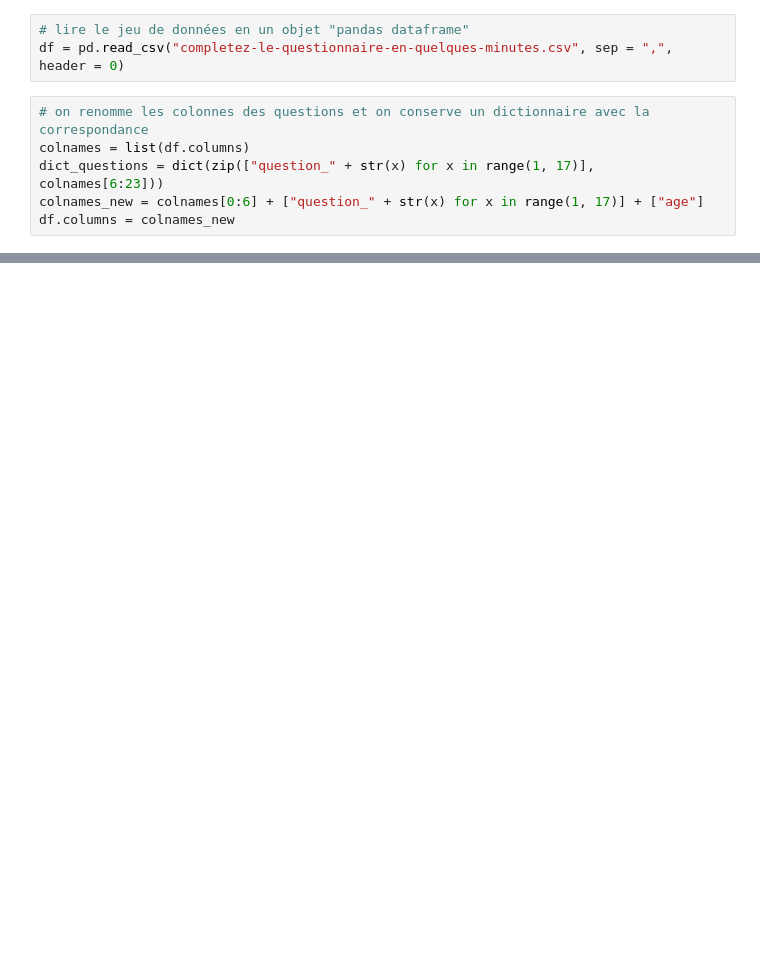
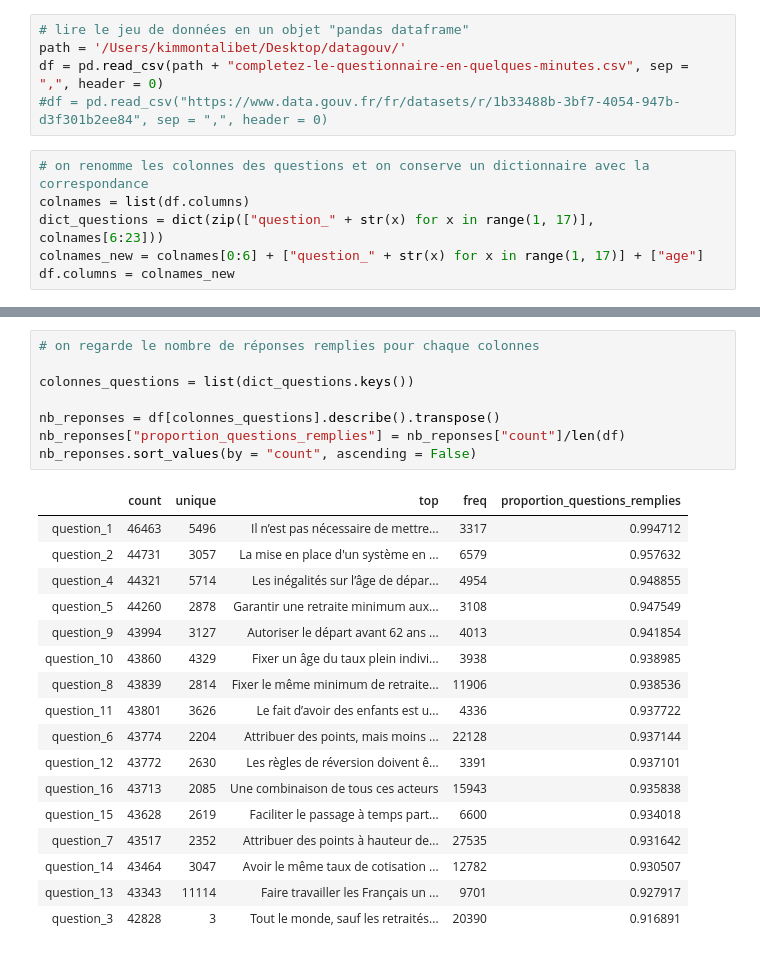
Before and after one commit to etalab-ia/ami-ia, a Jupyter notebook: notebooks/ami_ia_NLP.ipynb, the cells around one changed output, grey strips where cells are left out. Cells and saved outputs as stored; diff of their text form; blank space fills up the shorter version.

```diff
--- a/notebooks/ami_ia_NLP.ipynb
+++ b/notebooks/ami_ia_NLP.ipynb
@@ -22,6 +19,8 @@ User uploaded file "completez-le-questionnaire-en-quelques-minutes.csv" with len
 # %%
 # lire le jeu de données en un objet "pandas dataframe"
-df = pd.read_csv("completez-le-questionnaire-en-quelques-minutes.csv", sep = ",", header = 0)
+path = '/Users/kimmontalibet/Desktop/datagouv/'
+df = pd.read_csv(path + "completez-le-questionnaire-en-quelques-minutes.csv", sep = ",", header = 0)
+#df = pd.read_csv("https://www.data.gouv.fr/fr/datasets/r/1b33488b-3bf7-4054-947b-d3f301b2ee84", sep = ",", header = 0)
 # %%
 # on renomme les colonnes des questions et on conserve un dictionnaire avec la correspondance
 colnames = list(df.columns)
@@ -58,0 +59,26 @@ df.head()
+# %%
+# on regarde le nombre de réponses remplies pour chaque colonnes
+
+colonnes_questions = list(dict_questions.keys())
+
+nb_reponses = df[colonnes_questions].describe().transpose()
+nb_reponses["proportion_questions_remplies"] = nb_reponses["count"]/len(df)
+nb_reponses.sort_values(by = "count", ascending = False)
+# %% [output]
+|  | count | unique | top | freq | proportion_questions_remplies |
+| question_1 | 46463 | 5496 | Il n’est pas nécessaire de mettre... | 3317 | 0.994712 |
+| question_2 | 44731 | 3057 | La mise en place d'un système en ... | 6579 | 0.957632 |
+| question_4 | 44321 | 5714 | Les inégalités sur l’âge de dépar... | 4954 | 0.948855 |
+| question_5 | 44260 | 2878 | Garantir une retraite minimum aux... | 3108 | 0.947549 |
+| question_9 | 43994 | 3127 | Autoriser le départ avant 62 ans ... | 4013 | 0.941854 |
+| question_10 | 43860 | 4329 | Fixer un âge du taux plein indivi... | 3938 | 0.938985 |
+| question_8 | 43839 | 2814 | Fixer le même minimum de retraite... | 11906 | 0.938536 |
+| question_11 | 43801 | 3626 | Le fait d’avoir des enfants est u... | 4336 | 0.937722 |
+| question_6 | 43774 | 2204 | Attribuer des points, mais moins ... | 22128 | 0.937144 |
+| question_12 | 43772 | 2630 | Les règles de réversion doivent ê... | 3391 | 0.937101 |
+| question_16 | 43713 | 2085 | Une combinaison de tous ces acteurs | 15943 | 0.935838 |
+| question_15 | 43628 | 2619 | Faciliter le passage à temps part... | 6600 | 0.934018 |
+| question_7 | 43517 | 2352 | Attribuer des points à hauteur de... | 27535 | 0.931642 |
+| question_14 | 43464 | 3047 | Avoir le même taux de cotisation ... | 12782 | 0.930507 |
+| question_13 | 43343 | 11114 | Faire travailler les Français un ... | 9701 | 0.927917 |
+| question_3 | 42828 | 3 | Tout le monde, sauf les retraités... | 20390 | 0.916891 |
```
Also changed, not shown: parts of 11 cells of this notebook, 7 other files.
